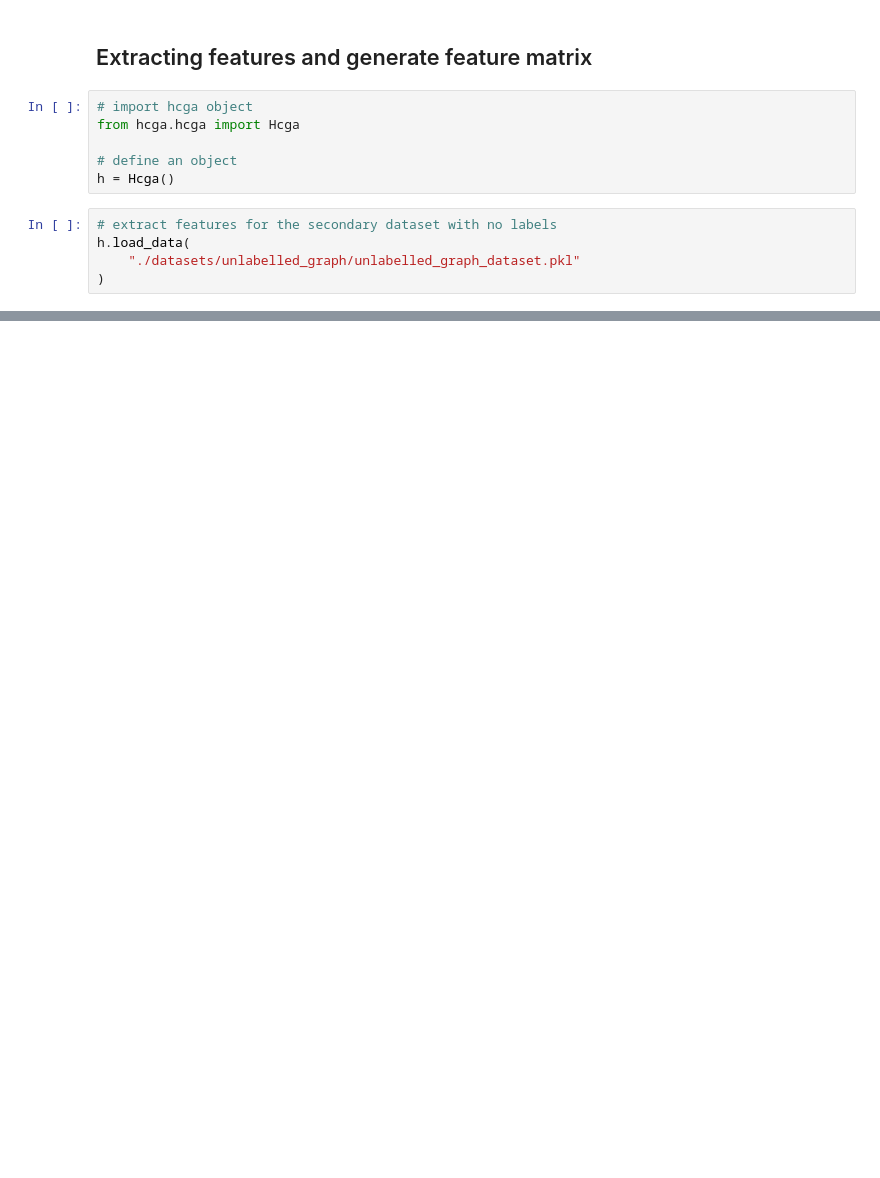
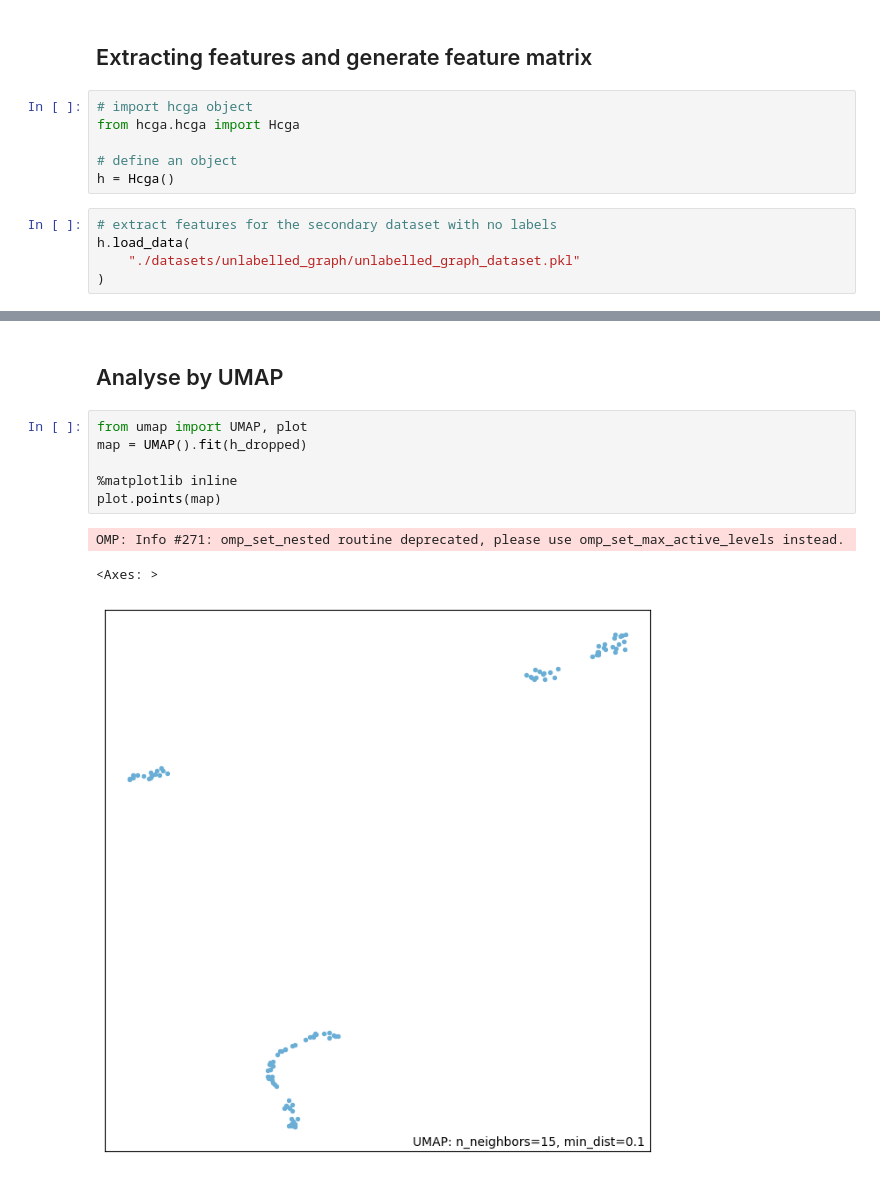
Before and after one commit to cccheryl0111/M2R_Group4, a Jupyter notebook: code.ipynb, the cells around one changed output, grey strips where cells are left out. Drawn from its saved outputs; the diff is of its cells as text; blank space fills up the shorter version.

```diff
--- a/code.ipynb
+++ b/code.ipynb
@@ -554,0 +360,12 @@ plt.show()
+# %% [markdown]
+## Analyse by UMAP
+# %%
+from umap import UMAP, plot
+map = UMAP().fit(h_dropped)
+
+%matplotlib inline
+plot.points(map)
+# %% [output]
+OMP: Info #271: omp_set_nested routine deprecated, please use omp_set_max_active_levels instead.
+<Axes: >
+[figure, added]
```
Also changed, not shown: parts of 30 cells of this notebook, 7 other files.
